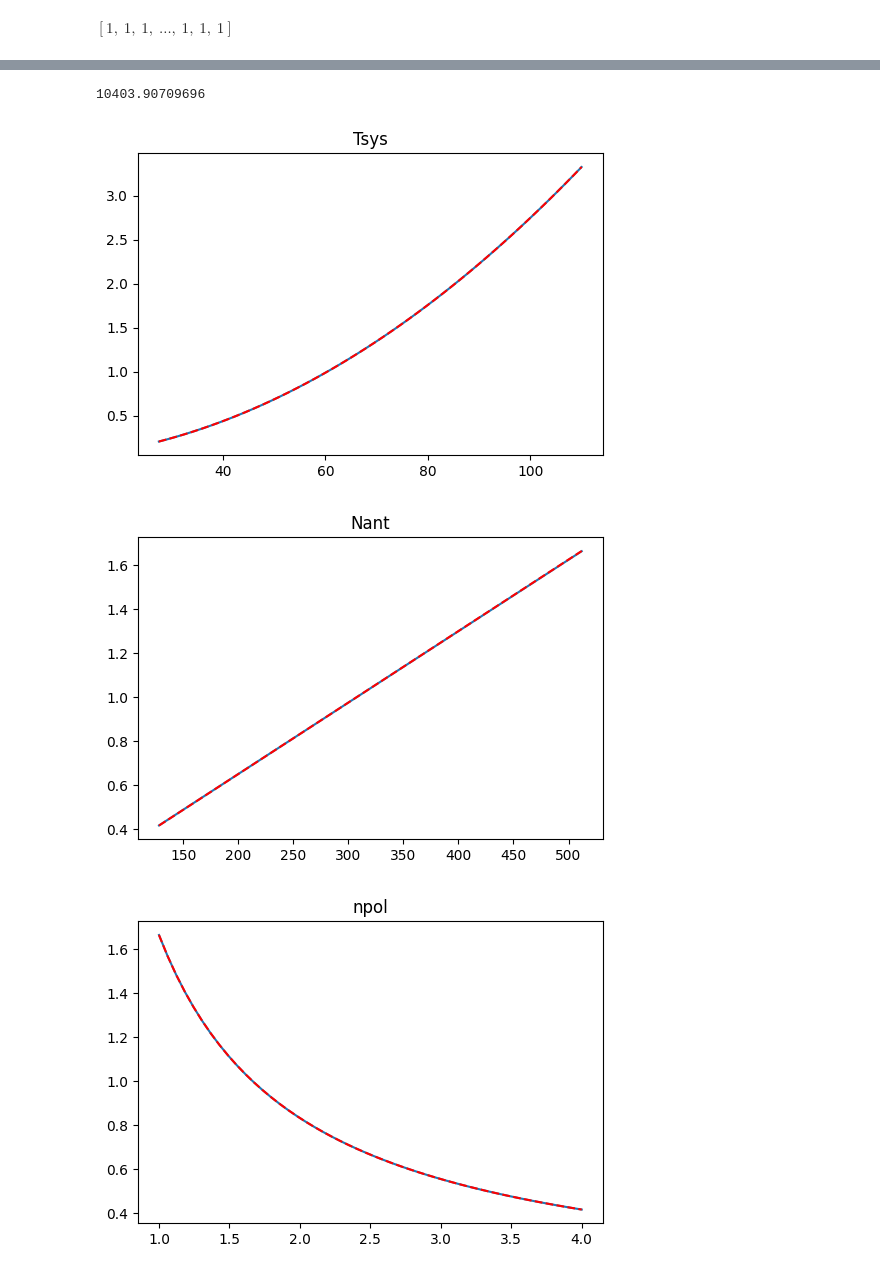
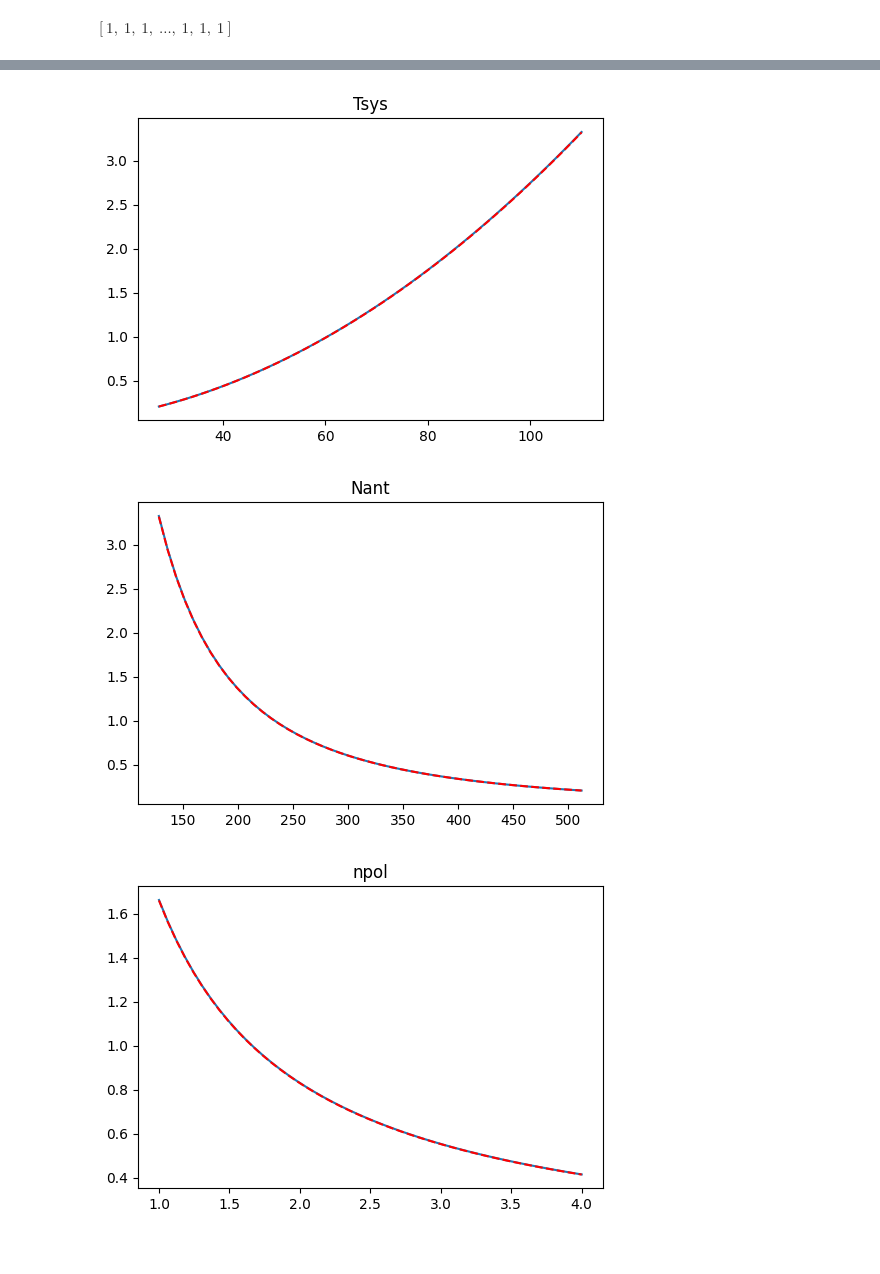
Before and after one commit to DelonShen/LIMxCMBL, a Jupyter notebook: 012.005.2025-04-25-CHIME-figured-out-principled-derivation.ipynb, the cells around one changed output, grey strips where cells are left out. Cells and saved outputs as stored; diff of their text form; code cells hidden in the pictures.

Commit message:
double checked intuitive for experiments

```diff
--- a/012.005.2025-04-25-CHIME-figured-out-principled-derivation.ipynb
+++ b/012.005.2025-04-25-CHIME-figured-out-principled-derivation.ipynb
@@ -243,7 +99,3 @@ def check_scaling_CHIME_Pei(Ofield = experiments['CHIME']['Omega_field'],
-# %%
-102**2-0.3048**2
-# %% [output]
-10403.90709696
 # %%
 fids = {
     'Tsys': 55,
@@ -253,9 +105,8 @@ fids = {
     'Ofield': experiments['CHIME']['Omega_field'].value,
     'ttot': 1,
     'eta': 0.7,
-    'lcyl':78,
+    'dant':0.3048,
     'wcyl': 20,
-    'DeltaB2': 10403.90709696,
 }
 fids_unit={
     'Tsys': u.K,
@@ -265,20 +116,18 @@ fids_unit={
     'Ofield':experiments['CHIME']['Omega_field'].unit,
     'ttot': u.yr,
     'eta': 1,
-    'lcyl':u.m,
+    'dant':u.m,
     'wcyl': u.m,
-    'DeltaB2': u.m**2
 }
 
 scalings = {
     'Tsys': 2,
-    'Nant': 1,
+    'Nant': -2,
     'npol' : -1,
     'Ncyl':-2,
     'Ofield': 1,
     'ttot': -1,
     'eta': -3,
-    'lcyl':-3,
+    'dant':-3,
     'wcyl': -2,
-    'DeltaB2': 2,
 }
@@ -285,19 +136,21 @@ scalings = {
 # %%
-fid_Pei = (check_scaling_CHIME_Pei()/u_f).si
+fid_Pei = 0.83 * u.Mpc**3 * (u.kJy/u.sr)**2
+fid_Pei = (fid_Pei/u_f).si
 for _param in fids_unit:
     fid = fids[_param]
     scaling = scalings[_param]
     params = np.linspace(fid/2, fid*2) * fids_unit[_param]
     args = [{_param:p} for p in params]
-    vals = [check_scaling_CHIME_Pei(**arg)/u_f for arg in args]
+    vals = [CHIME_Pei(**arg) for arg in args ]
+    vals = [(val[1][499]/u_f).si for val in vals]
     plt.figure(dpi = 100)
     plt.title(_param)
     plt.plot(params, vals)
     plt.plot(params, fid_Pei*(params/(fid * fids_unit[_param]))**scaling, 'r--')
     plt.show()
 # %% [output]
 [figure]
-[figure, old version]
+[figure, new version]
 [figure]
 [figure]
 [figure]
```
Also changed, not shown: parts of 21 cells of this notebook, 2 other files.
